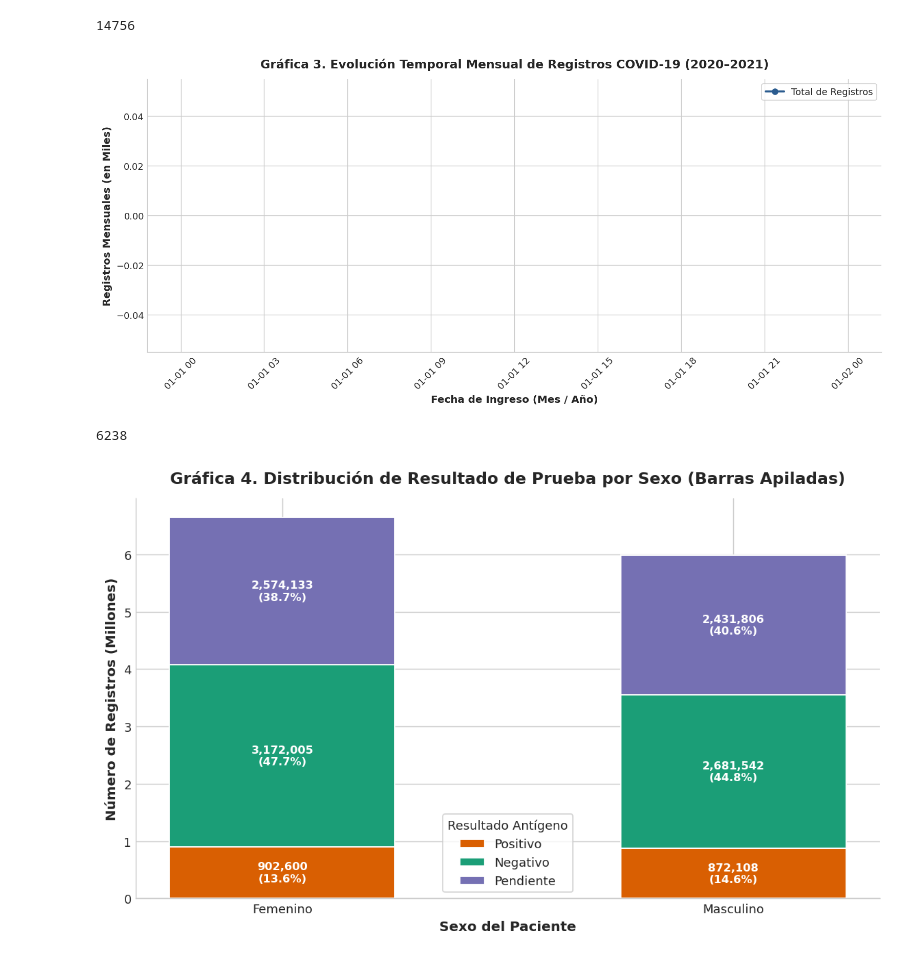
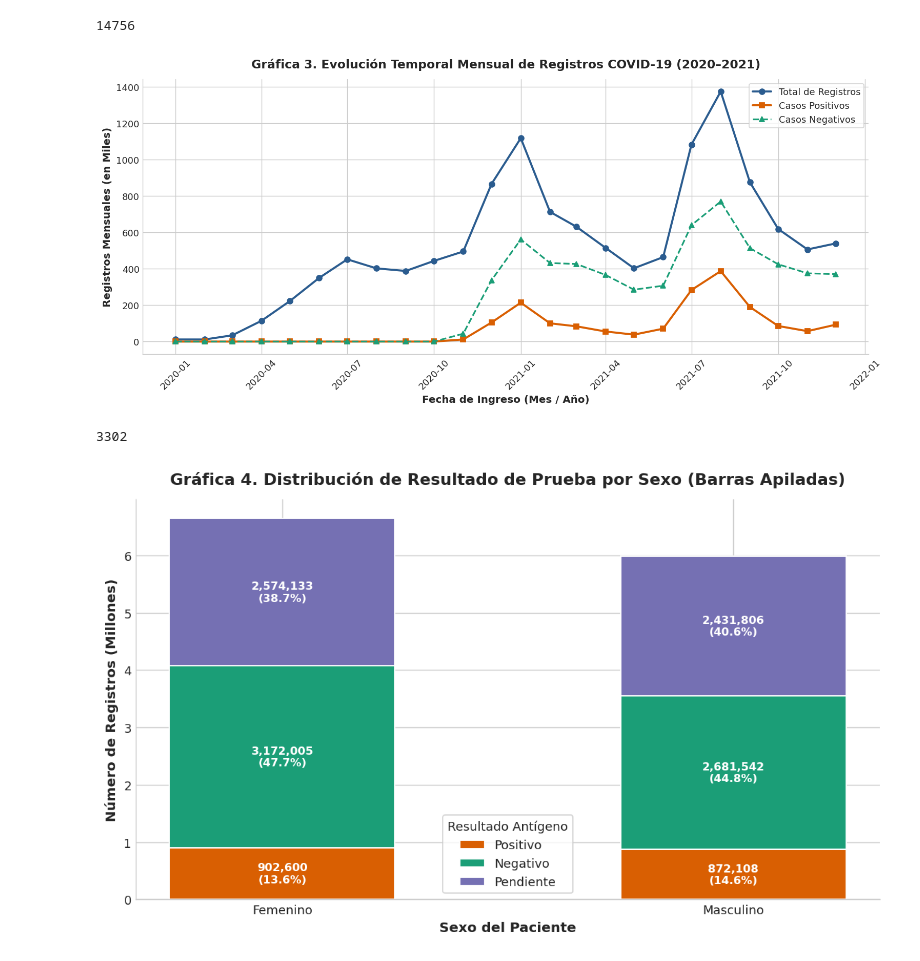
Before and after one commit to 25041098-mxitd/Covid19-Estadistica-Itd-Unidad-VI, a Jupyter notebook: Analisis_COVID19_Mexico_2020_2021.ipynb, the cells around one changed output. Drawn from its saved outputs; the diff is of its cells as text; code cells hidden in the pictures.

```diff
--- a/Analisis_COVID19_Mexico_2020_2021.ipynb
+++ b/Analisis_COVID19_Mexico_2020_2021.ipynb
@@ -57,7 +57,7 @@ columnas_estudio = [
     'RESULTADO_ANTIGENO'
 ]
 
-dtypes_col = {
+dtypes_optimizados = {
     'SEXO': 'category',
     'ENTIDAD_NAC': 'category',
     'TIPO_PACIENTE': 'category',
@@ -75,19 +75,20 @@ dtypes_col = {
     'RESULTADO_ANTIGENO': 'category'
 }
 
-print("Cargando dataset...")
+print("Cargando el 100% del dataset masivo en memoria optimizada...")
 df = pd.read_csv(
     RUTA_CSV,
     usecols=columnas_estudio,
-    dtype=dtypes_col,
+    dtype=dtypes_optimizados,
     encoding='utf-8'
 )
 
-df['FECHA_INGRESO'] = pd.to_datetime(df['FECHA_INGRESO'], format='%d/%m/%Y', errors='coerce')
+df['FECHA_INGRESO'] = pd.to_datetime(df['FECHA_INGRESO'], format='mixed', dayfirst=True, errors='coerce')
 gc.collect()
 
 memoria_mb = df.memory_usage(deep=True).sum() / (1024 ** 2)
-print(f"Registros cargados: {len(df):,}")
-print(f"Columnas: {df.shape[1]}")
-print(f"Memoria utilizada: {memoria_mb:.2f} MB")
+print(f"Carga completada exitosamente.")
+print(f"Total de registros procesados: {len(df):,}")
+print(f"Total de columnas cargadas: {df.shape[1]}")
+print(f"Memoria RAM utilizada por el DataFrame: {memoria_mb:.2f} MB")
 # %% [output]
@@ -269,36 +271,42 @@ gc.collect()
 14756
 # %%
 # Gráfica 3: Evolución mensual por fecha de ingreso
+if df['FECHA_INGRESO'].isna().all():
+    df['FECHA_INGRESO'] = pd.to_datetime(
+        pd.read_csv(RUTA_CSV, usecols=['FECHA_INGRESO'])['FECHA_INGRESO'],
+        errors='coerce'
+    )
+
 df_tiempo = df[['FECHA_INGRESO', 'RESULTADO_ANTIGENO']].dropna(subset=['FECHA_INGRESO']).copy()
 df_tiempo['MES_INGRESO'] = df_tiempo['FECHA_INGRESO'].dt.to_period('M').dt.to_timestamp()
 
 serie_mensual = df_tiempo.groupby(['MES_INGRESO', 'RESULTADO_ANTIGENO'], observed=False).size().unstack(fill_value=0)
 serie_mensual['Total'] = serie_mensual.sum(axis=1)
 serie_mensual = serie_mensual[(serie_mensual.index >= '2020-01-01') & (serie_mensual.index <= '2021-12-31')]
 
 fig, ax = plt.subplots(figsize=(12, 5.5))
 ax.plot(serie_mensual.index, serie_mensual['Total'] / 1e3, marker='o', linewidth=2.2, color='#2B5C8F', label='Total de Registros')
 if 'Positivo' in serie_mensual.columns:
     ax.plot(serie_mensual.index, serie_mensual['Positivo'] / 1e3, marker='s', linewidth=2.2, color='#D95F02', label='Casos Positivos')
 if 'Negativo' in serie_mensual.columns:
     ax.plot(serie_mensual.index, serie_mensual['Negativo'] / 1e3, marker='^', linewidth=1.8, linestyle='--', color='#1B9E77', label='Casos Negativos')
 
 ax.set_xlabel('Fecha de Ingreso (Mes / Año)', fontsize=11, fontweight='bold')
 ax.set_ylabel('Registros Mensuales (en Miles)', fontsize=11, fontweight='bold')
 ax.set_title('Gráfica 3. Evolución Temporal Mensual de Registros COVID-19 (2020–2021)', fontsize=13, fontweight='bold', pad=12)
 ax.legend(frameon=True, fontsize=10)
 ax.spines['top'].set_visible(False)
 ax.spines['right'].set_visible(False)
 plt.xticks(rotation=45)
 
 plt.tight_layout()
 plt.show()
 
 del df_tiempo
 gc.collect()
 # %% [output]
-[figure, old version]
+[figure, new version]
-6238
+3302
 # %%
 # Gráfica 4: Resultado de prueba por sexo
 sexo_res = pd.crosstab(df['SEXO'], df['RESULTADO_ANTIGENO'])
```
Also changed, not shown: parts of 1 cell of this notebook.
